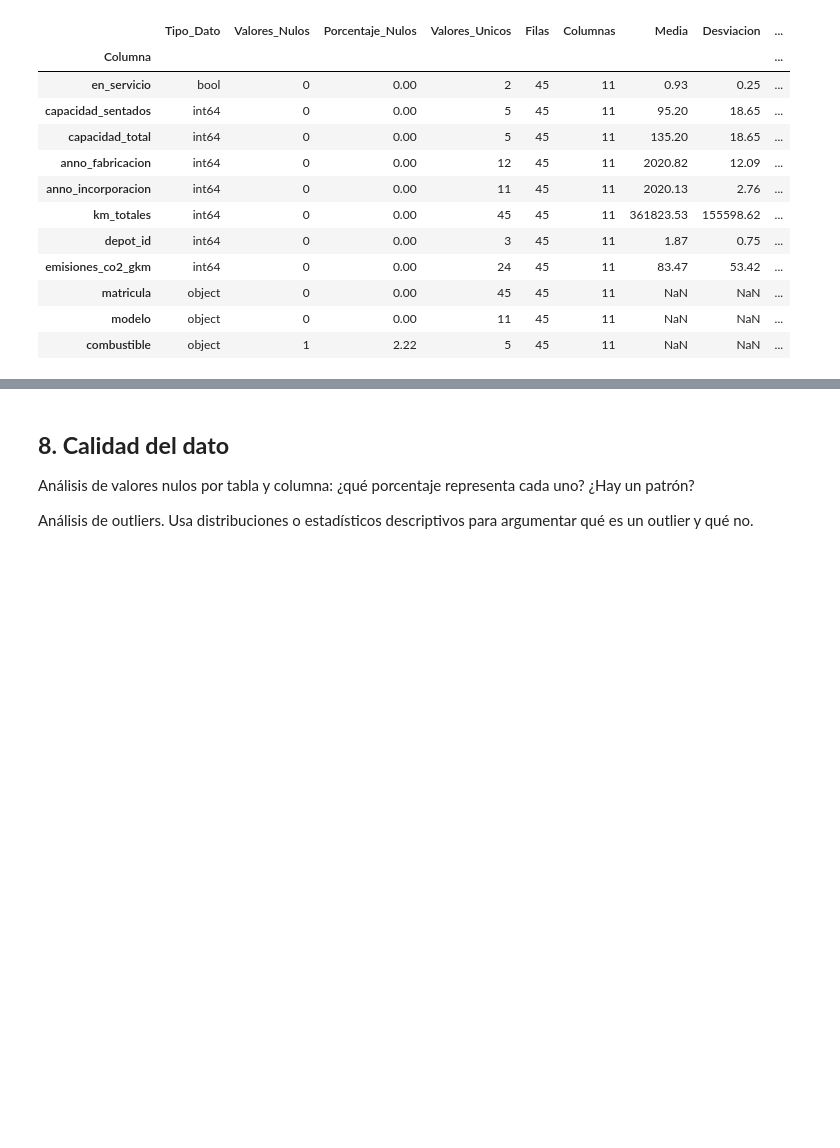
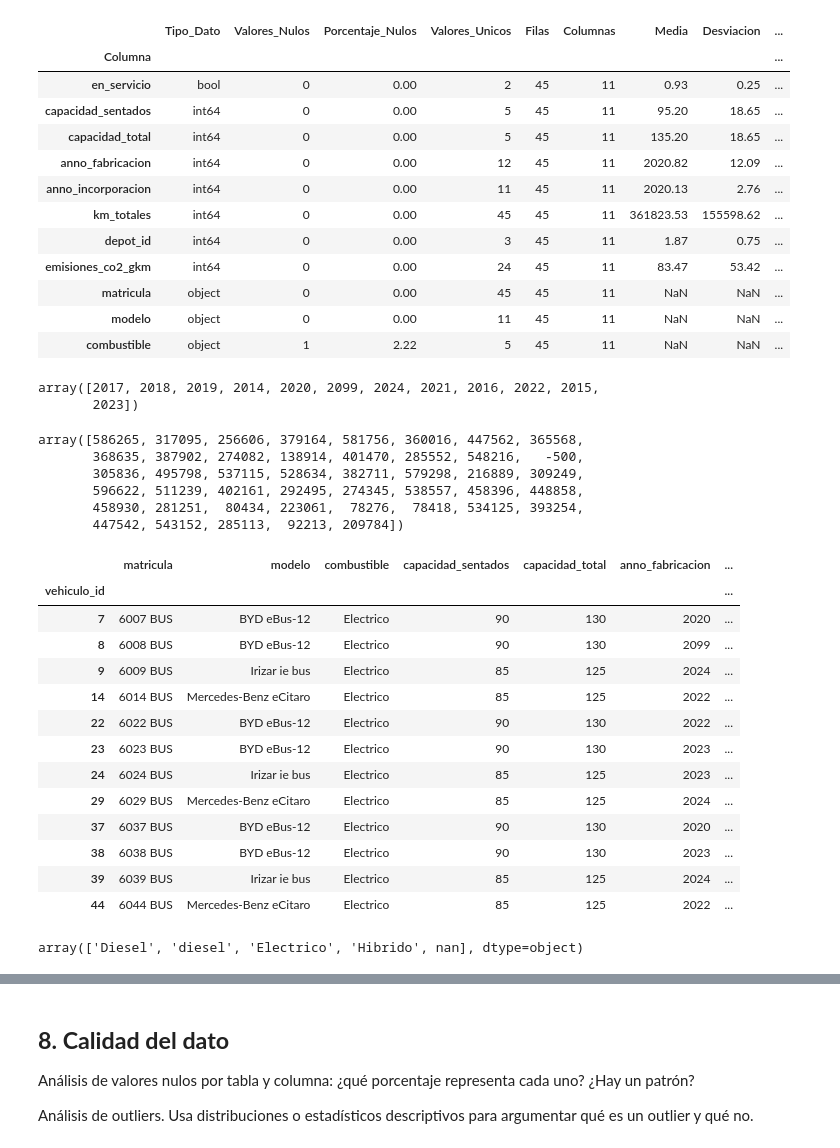
Before and after one commit to Arevaliis/metrobus-data-analytics, a Jupyter notebook: 01_eda.ipynb, the cells around one changed output, grey strips where cells are left out. Saved outputs shown, nothing was run; the diff lists cells and outputs as text; code cells hidden in the pictures; blank space fills up the shorter version.

```diff
--- a/01_eda.ipynb
+++ b/01_eda.ipynb
@@ -499,3 +586,38 @@ df_vehiculos_metadatos
 | matricula | object | 0 | 0.00 | 45 | 45 | 11 | NaN | NaN | ... |
 | modelo | object | 0 | 0.00 | 11 | 45 | 11 | NaN | NaN | ... |
 | combustible | object | 1 | 2.22 | 5 | 45 | 11 | NaN | NaN | ... |
+# %%
+df_vehiculos['anno_fabricacion'].unique()
+# %% [output]
+array([2017, 2018, 2019, 2014, 2020, 2099, 2024, 2021, 2016, 2022, 2015,
+       2023])
+# %%
+df_vehiculos['km_totales'].unique()
+# %% [output]
+array([586265, 317095, 256606, 379164, 581756, 360016, 447562, 365568,
+       368635, 387902, 274082, 138914, 401470, 285552, 548216,   -500,
+       305836, 495798, 537115, 528634, 382711, 579298, 216889, 309249,
+       596622, 511239, 402161, 292495, 274345, 538557, 458396, 448858,
+       458930, 281251,  80434, 223061,  78276,  78418, 534125, 393254,
+       447542, 543152, 285113,  92213, 209784])
+# %%
+df_vehiculos[df_vehiculos['emisiones_co2_gkm'] == 0]
+# %% [output]
+|  | matricula | modelo | combustible | capacidad_sentados | capacidad_total | anno_fabricacion | ... |
+| vehiculo_id |  |  |  |  |  |  | ... |
+| 7 | 6007 BUS | BYD eBus-12 | Electrico | 90 | 130 | 2020 | ... |
+| 8 | 6008 BUS | BYD eBus-12 | Electrico | 90 | 130 | 2099 | ... |
+| 9 | 6009 BUS | Irizar ie bus | Electrico | 85 | 125 | 2024 | ... |
+| 14 | 6014 BUS | Mercedes-Benz eCitaro | Electrico | 85 | 125 | 2022 | ... |
+| 22 | 6022 BUS | BYD eBus-12 | Electrico | 90 | 130 | 2022 | ... |
+| 23 | 6023 BUS | BYD eBus-12 | Electrico | 90 | 130 | 2023 | ... |
+| 24 | 6024 BUS | Irizar ie bus | Electrico | 85 | 125 | 2023 | ... |
+| 29 | 6029 BUS | Mercedes-Benz eCitaro | Electrico | 85 | 125 | 2024 | ... |
+| 37 | 6037 BUS | BYD eBus-12 | Electrico | 90 | 130 | 2020 | ... |
+| 38 | 6038 BUS | BYD eBus-12 | Electrico | 90 | 130 | 2023 | ... |
+| 39 | 6039 BUS | Irizar ie bus | Electrico | 85 | 125 | 2024 | ... |
+| 44 | 6044 BUS | Mercedes-Benz eCitaro | Electrico | 85 | 125 | 2022 | ... |
+# %%
+df_vehiculos['combustible'].unique()
+# %% [output]
+array(['Diesel', 'diesel', 'Electrico', 'Hibrido', nan], dtype=object)
```
Also changed, not shown: parts of 26 cells of this notebook.
